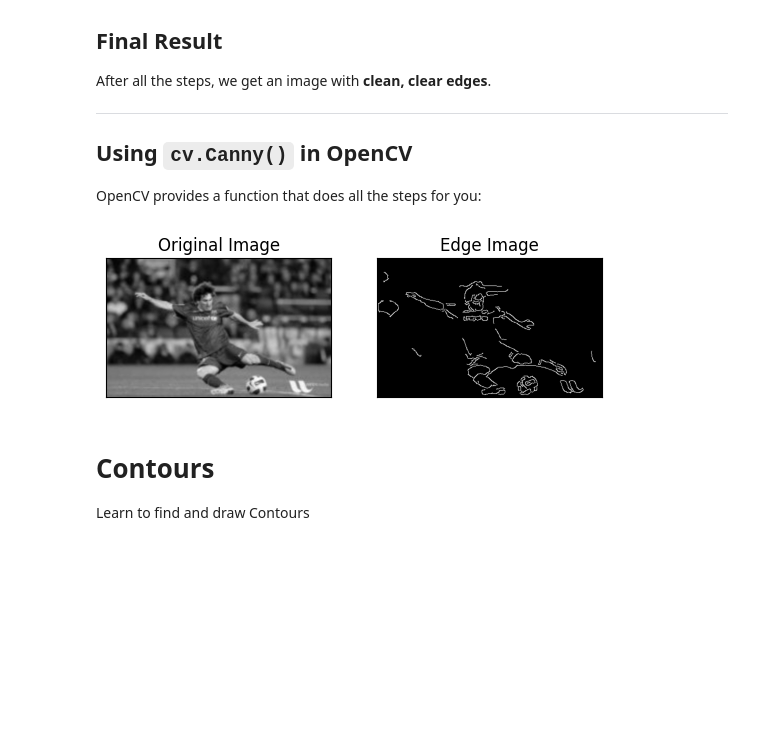
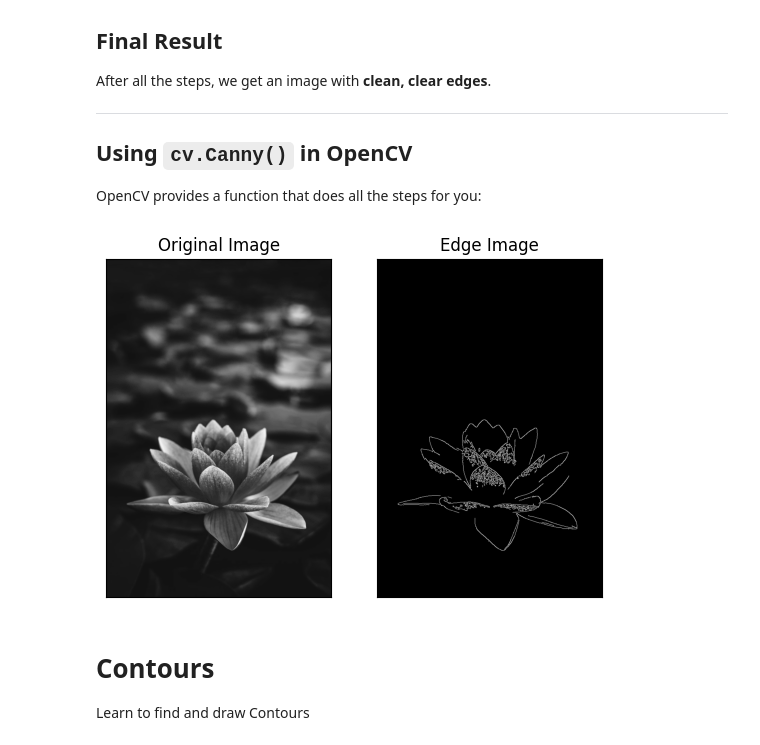
Before and after one commit to Limahcode/AI_ACCELERATOR_CV_COHORT2, a Jupyter notebook: day3/Image_Processing(Day_3).ipynb, the cells around one changed output. Saved outputs shown, nothing was run; the diff lists cells and outputs as text; code cells hidden in the pictures; blank space fills up the shorter version.

```diff
--- a/day3/Image_Processing(Day_3).ipynb
+++ b/day3/Image_Processing(Day_3).ipynb
@@ -379,20 +379,20 @@ OpenCV provides a function that does all the steps for you:
 # %%
 import numpy as np
 import cv2 as cv
 from matplotlib import pyplot as plt
 
-img = cv.imread('images/messi.png', cv.IMREAD_GRAYSCALE)
+img = cv.imread('images/flower1.jpg', cv.IMREAD_GRAYSCALE)
 assert img is not None, "file could not be read, check with os.path.exists()"
 edges = cv.Canny(img,100,200)
 
 plt.subplot(121),plt.imshow(img,cmap = 'gray')
 plt.title('Original Image'), plt.xticks([]), plt.yticks([])
 plt.subplot(122),plt.imshow(edges,cmap = 'gray')
 plt.title('Edge Image'), plt.xticks([]), plt.yticks([])
 
 plt.show()
 # %% [output]
-[figure, old version]
+[figure, new version]
 # %% [markdown]
 # Contours
 
```
Also changed, not shown: parts of 2 cells of this notebook, 6 other files.
